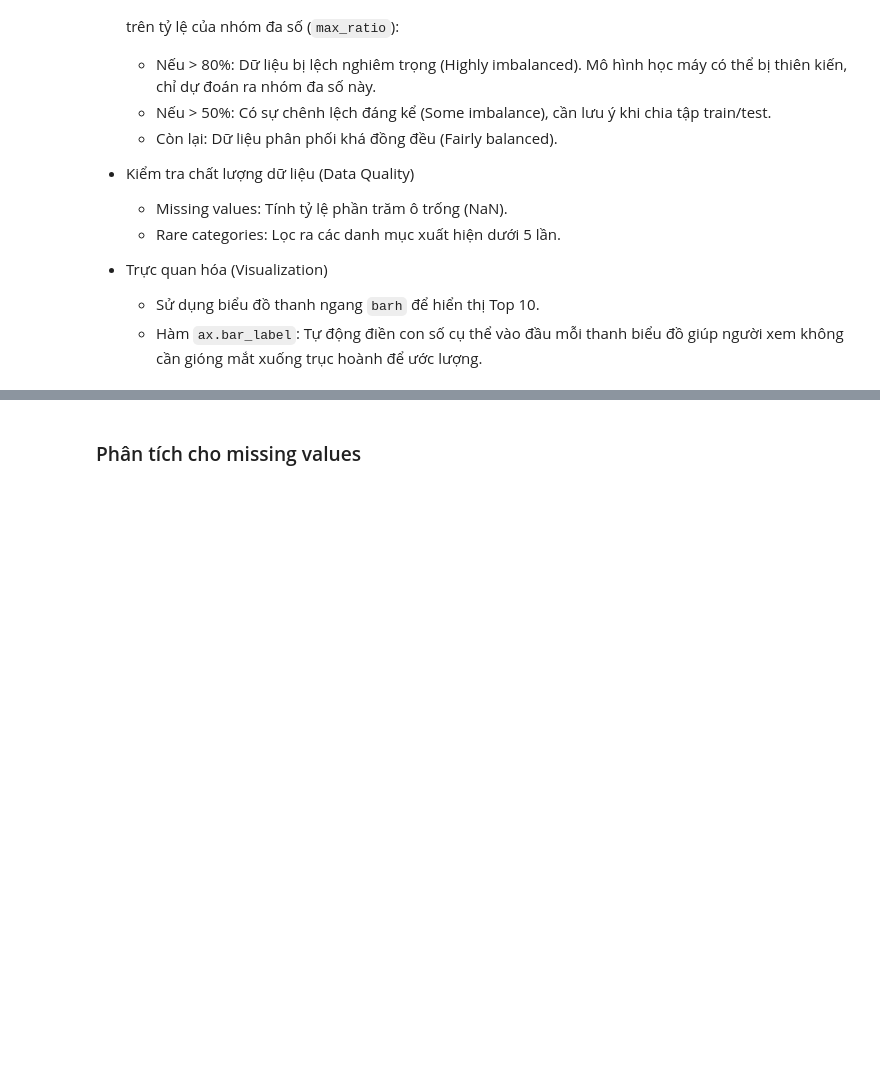
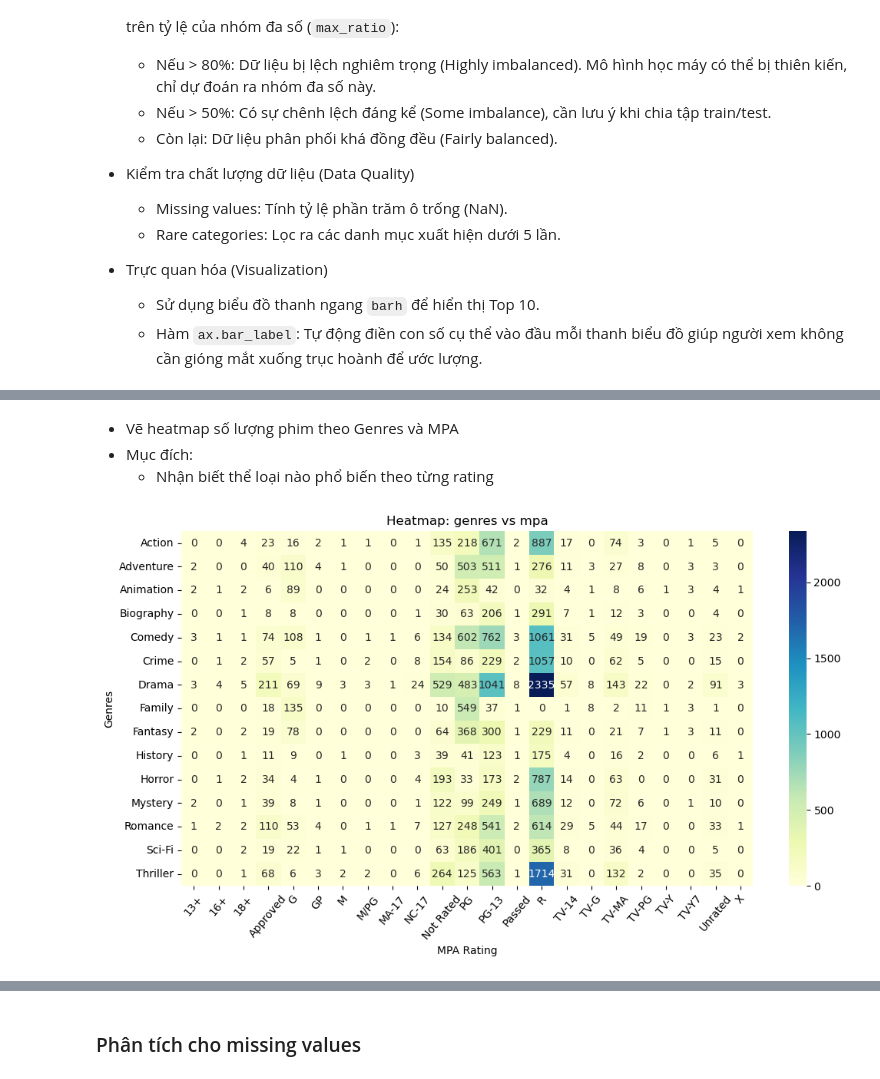
Before and after one commit to Kyoyooo/Movie-Rating-Prediction-Model, a Jupyter notebook: notebooks/data_exploration.ipynb, the cells around one changed output, grey strips where cells are left out. Saved outputs shown, nothing was run; the diff lists cells and outputs as text; code cells hidden in the pictures; blank space fills up the shorter version.

```diff
--- a/notebooks/data_exploration.ipynb
+++ b/notebooks/data_exploration.ipynb
@@ -540,6 +553,2 @@ Placeholder values: Series([], Name: rating, dtype: float64)
 # %%
-df['mpa'] = df['mpa'].astype('category')
-df['genres'] = df['genres'].astype('category')
-
-category_cols = df.select_dtypes(include=['category']).columns
-category_cols
+category_cols = ['genres', 'mpa']
@@ -673,0 +712,27 @@ Name: count, dtype: int64
+# %%
+top_n_genres = 15  # Lấy top 15 genres phổ biến
+genre_col = 'genres'
+category_col = 'mpa'
+
+df_exploded = df.copy()
+df_exploded[genre_col] = df_exploded[genre_col].str.split(', ')
+df_exploded = df_exploded.explode(genre_col)
+
+top_genres = df_exploded[genre_col].value_counts().head(top_n_genres).index
+df_top = df_exploded[df_exploded[genre_col].isin(top_genres)]
+
+cross_tab = pd.crosstab(df_top[genre_col], df_top[category_col])
+# %% [markdown]
+- Vẽ heatmap số lượng phim theo Genres và MPA
+- Mục đích:
+  + Nhận biết thể loại nào phổ biến theo từng rating
+# %%
+plt.figure(figsize=(12,6))
+sns.heatmap(cross_tab, annot=True, fmt='d', cmap='YlGnBu')
+plt.title(f"Heatmap: {genre_col} vs {category_col}")
+plt.ylabel("Genres")
+plt.xticks(rotation=50)
+plt.xlabel("MPA Rating")
+plt.show()
+# %% [output]
+[figure, added]
```
Also changed, not shown: parts of 23 cells of this notebook.
